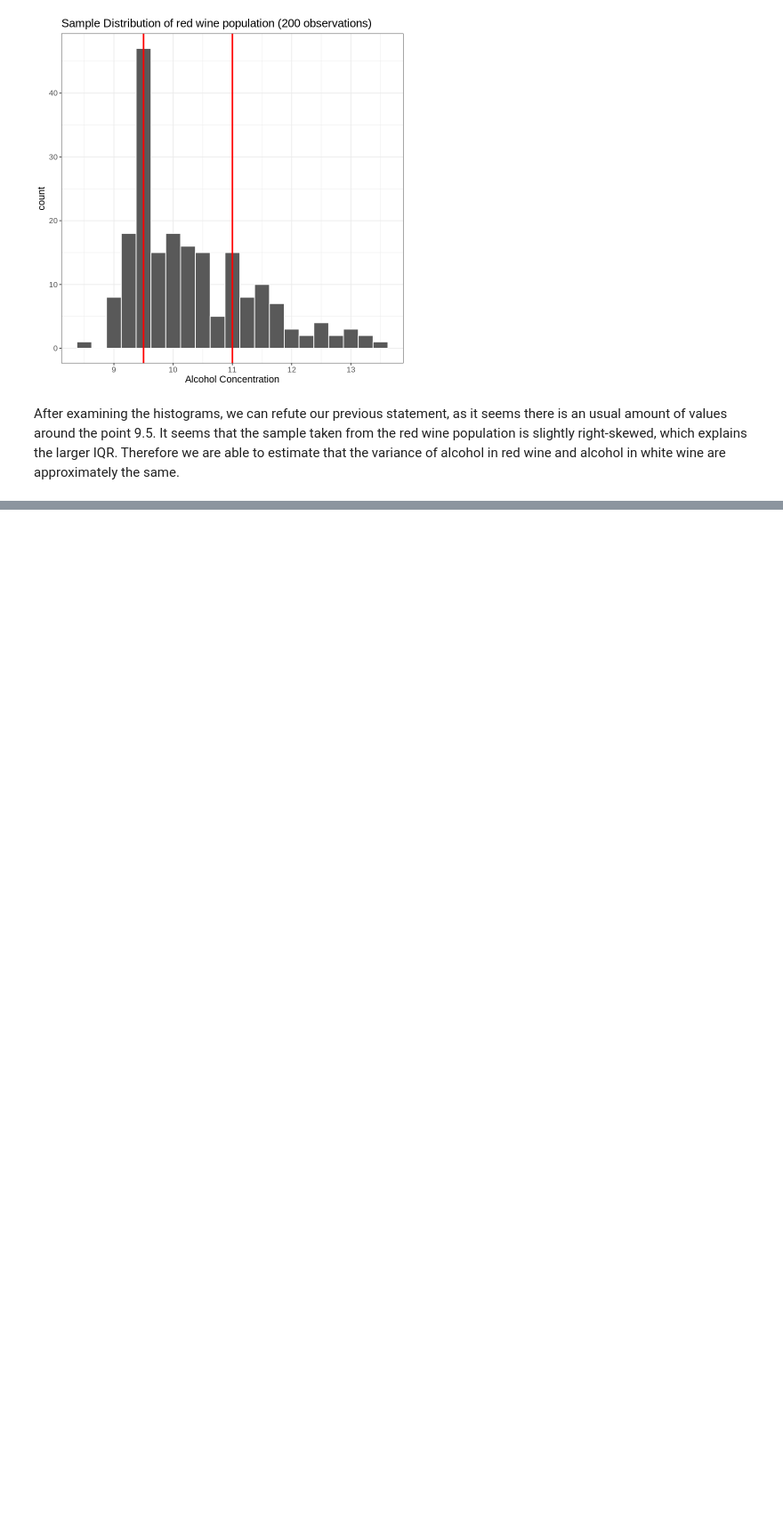
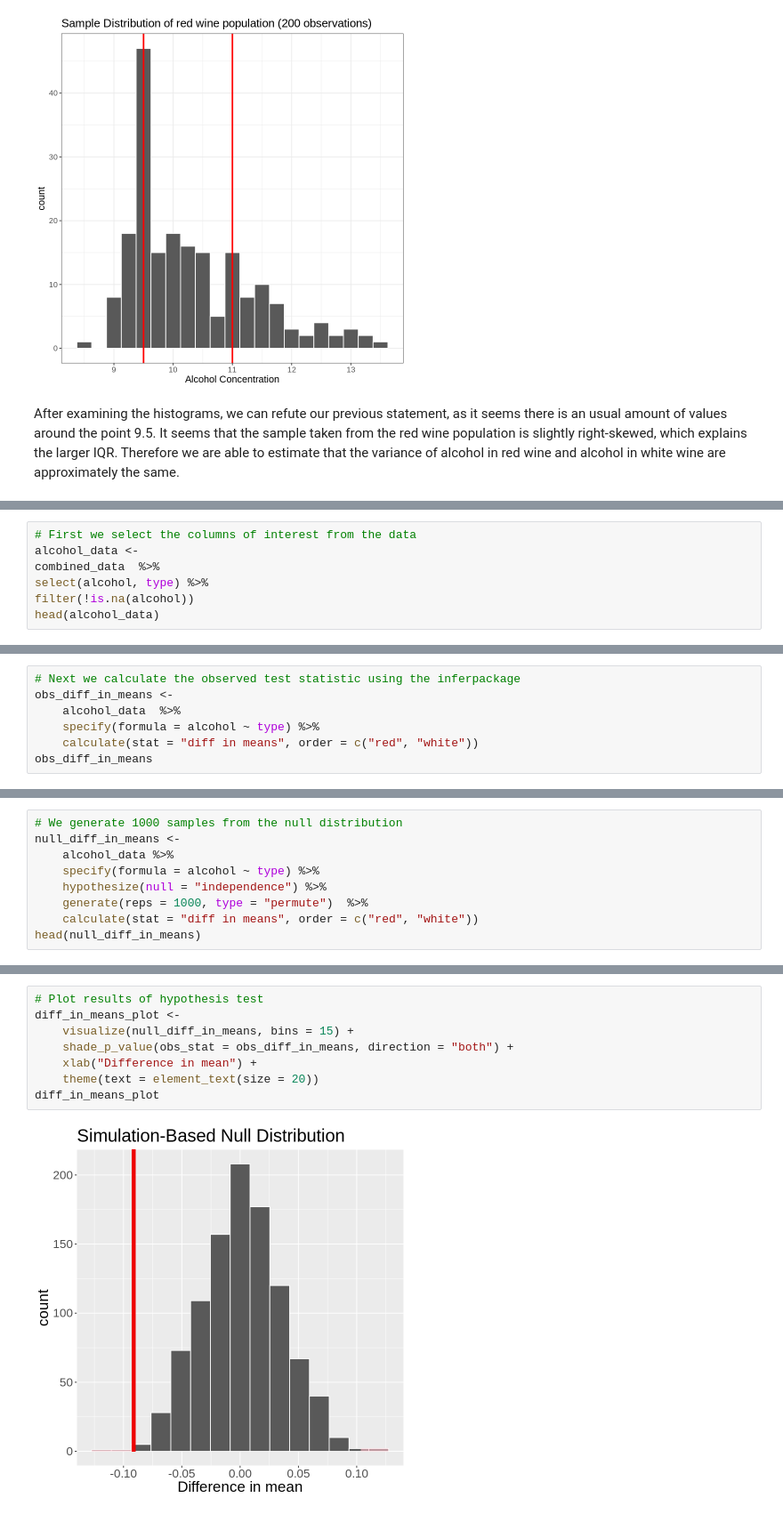
Before and after one commit to Jaskaran1116/STAT-201-Group-Project-23, a Jupyter notebook: analysis.ipynb, the cells around one changed output, grey strips where cells are left out. Shown at 89% size. Cells and saved outputs as stored; diff of their text form; blank space fills up the shorter version.

Commit message:
Added Hypothesis Test

```diff
--- a/analysis.ipynb
+++ b/analysis.ipynb
@@ -479,0 +488,7 @@ Er, Yeşim. “The Classification of White Wine and Red Wine According to Their
+# %%
+# First we select the columns of interest from the data
+alcohol_data <-
+combined_data  %>%
+select(alcohol, type) %>%
+filter(!is.na(alcohol))
+head(alcohol_data)
@@ -479,0 +517,7 @@ Er, Yeşim. “The Classification of White Wine and Red Wine According to Their
+# %%
+# Next we calculate the observed test statistic using the inferpackage
+obs_diff_in_means <-
+    alcohol_data  %>%
+    specify(formula = alcohol ~ type) %>%
+    calculate(stat = "diff in means", order = c("red", "white"))
+obs_diff_in_means
@@ -479,0 +529,9 @@ Er, Yeşim. “The Classification of White Wine and Red Wine According to Their
+# %%
+# We generate 1000 samples from the null distribution
+null_diff_in_means <-
+    alcohol_data %>%
+    specify(formula = alcohol ~ type) %>%
+    hypothesize(null = "independence") %>%
+    generate(reps = 1000, type = "permute")  %>%
+    calculate(stat = "diff in means", order = c("red", "white"))
+head(null_diff_in_means)
@@ -479,0 +548,10 @@ Er, Yeşim. “The Classification of White Wine and Red Wine According to Their
+# %%
+# Plot results of hypothesis test
+diff_in_means_plot <-
+    visualize(null_diff_in_means, bins = 15) +
+    shade_p_value(obs_stat = obs_diff_in_means, direction = "both") +
+    xlab("Difference in mean") +
+    theme(text = element_text(size = 20))
+diff_in_means_plot
+# %% [output]
+[figure, added]
```
Also changed, not shown: parts of 14 cells of this notebook.
